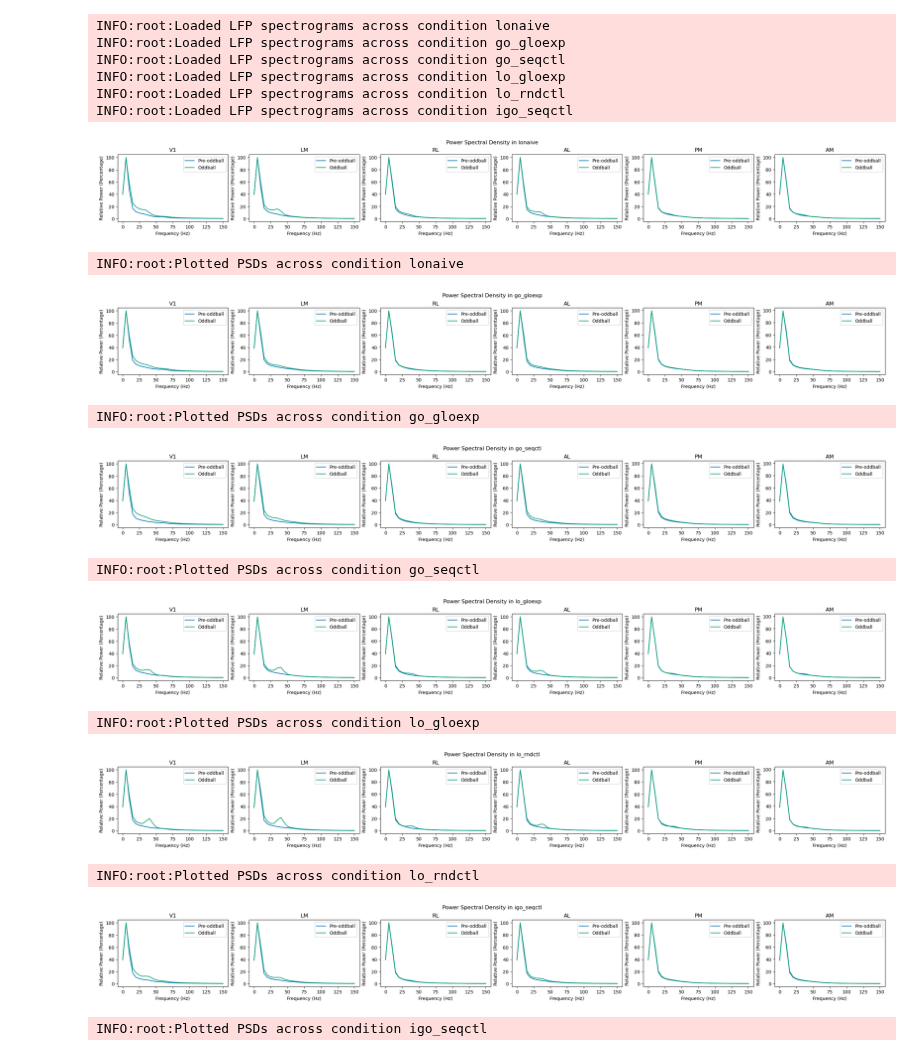
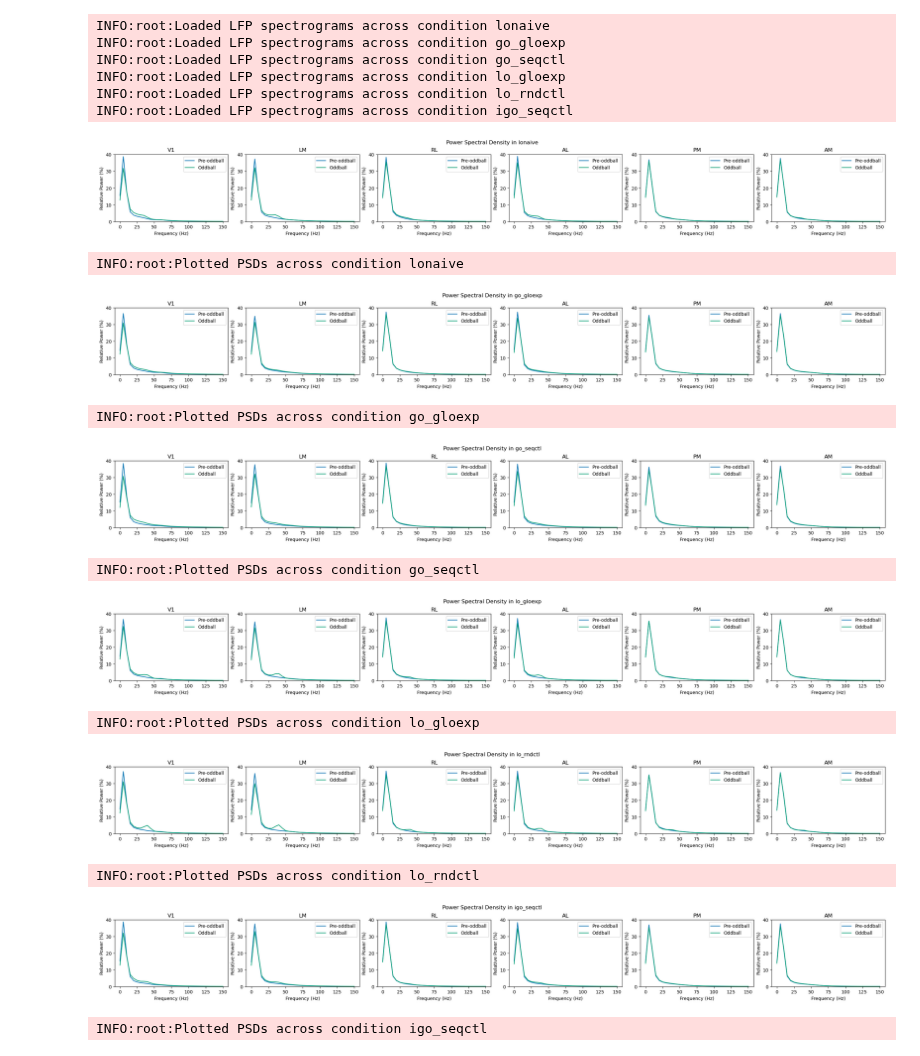
Before and after one commit to BastosLab/electropysiology, a Jupyter notebook: notebooks/passiveglo/grand_oddball_spectra.ipynb, the cells around one changed output. Drawn from its saved outputs; the diff is of its cells as text; code cells hidden in the pictures.

Commit message:
notebooks.passiveglo.grand_oddball_spectra: apply density(), not relative()
Signed-off-by: Eli Sennesh <eli.sennesh@vanderbilt.edu>

```diff
--- a/notebooks/passiveglo/grand_oddball_spectra.ipynb
+++ b/notebooks/passiveglo/grand_oddball_spectra.ipynb
@@ -90,36 +90,37 @@ INFO:root:Loaded LFP spectrograms across condition igo_seqctl
 # %%
 for cond in CONDITIONS:
     cond_stattitle = functools.partial(condition_stattitle, cond)
     tfr_summaries[cond] = summaries[cond].results()
 
     fig, axes = plt.subplot_mosaic([anatomical_areas], figsize=(4 * len(anatomical_areas), 3), dpi=100, layout="compressed")
 
     for area, ax in axes.items():
         os.makedirs("grand_spectrogram_downsample8_%s/" % cond, exist_ok=True)
-        psd = tfr_summaries[cond].signals[area][ADAPTED_OFFSET.magnitude:ODDBALL_ONSET.magnitude].channel_mean().power_spectrum().relative().evoked()
-        oddball_psd = tfr_summaries[cond].signals[area][ODDBALL_ONSET.magnitude:ODDBALL_OFFSET.magnitude].channel_mean().power_spectrum().relative().evoked()
+        psd = tfr_summaries[cond].signals[area][ADAPTED_OFFSET.magnitude:ODDBALL_ONSET.magnitude].channel_mean().power_spectrum().density().evoked()
+        oddball_psd = tfr_summaries[cond].signals[area][ODDBALL_ONSET.magnitude:ODDBALL_OFFSET.magnitude].channel_mean().power_spectrum().density().evoked()
 
         ax.plot(psd.freqs, np.concatenate((psd.data, oddball_psd.data), axis=0).T * 100, label=['Pre-oddball', 'Oddball'])
         ax.legend(['Pre-oddball', 'Oddball'])
         ax.set_xlabel("Frequency (Hz)")
-        ax.set_ylabel("Relative Power (Percentage)")
+        ax.set_ylabel(r"Relative Power (%)")
         ax.set_title(stattitle(area, None))
+        ax.set_ylim([0, 40])
     fig.suptitle("Power Spectral Density in %s" % cond)
     fig.savefig("grand_spectrogram_downsample8_%s/%s_psd_comparison.pdf" % (cond, area))
     plt.show()
     plt.close(fig)
     logging.info("Plotted PSDs across condition %s" % cond)
 # %% [output]
-[figure, old version]
+[figure, new version]
 INFO:root:Plotted PSDs across condition lonaive
-[figure, old version]
+[figure, new version]
 INFO:root:Plotted PSDs across condition go_gloexp
-[figure, old version]
+[figure, new version]
 INFO:root:Plotted PSDs across condition go_seqctl
-[figure, old version]
+[figure, new version]
 INFO:root:Plotted PSDs across condition lo_gloexp
-[figure, old version]
+[figure, new version]
 INFO:root:Plotted PSDs across condition lo_rndctl
-[figure, old version]
+[figure, new version]
 INFO:root:Plotted PSDs across condition igo_seqctl
 # %%
```
Also changed, not shown: parts of 2 cells of this notebook.
